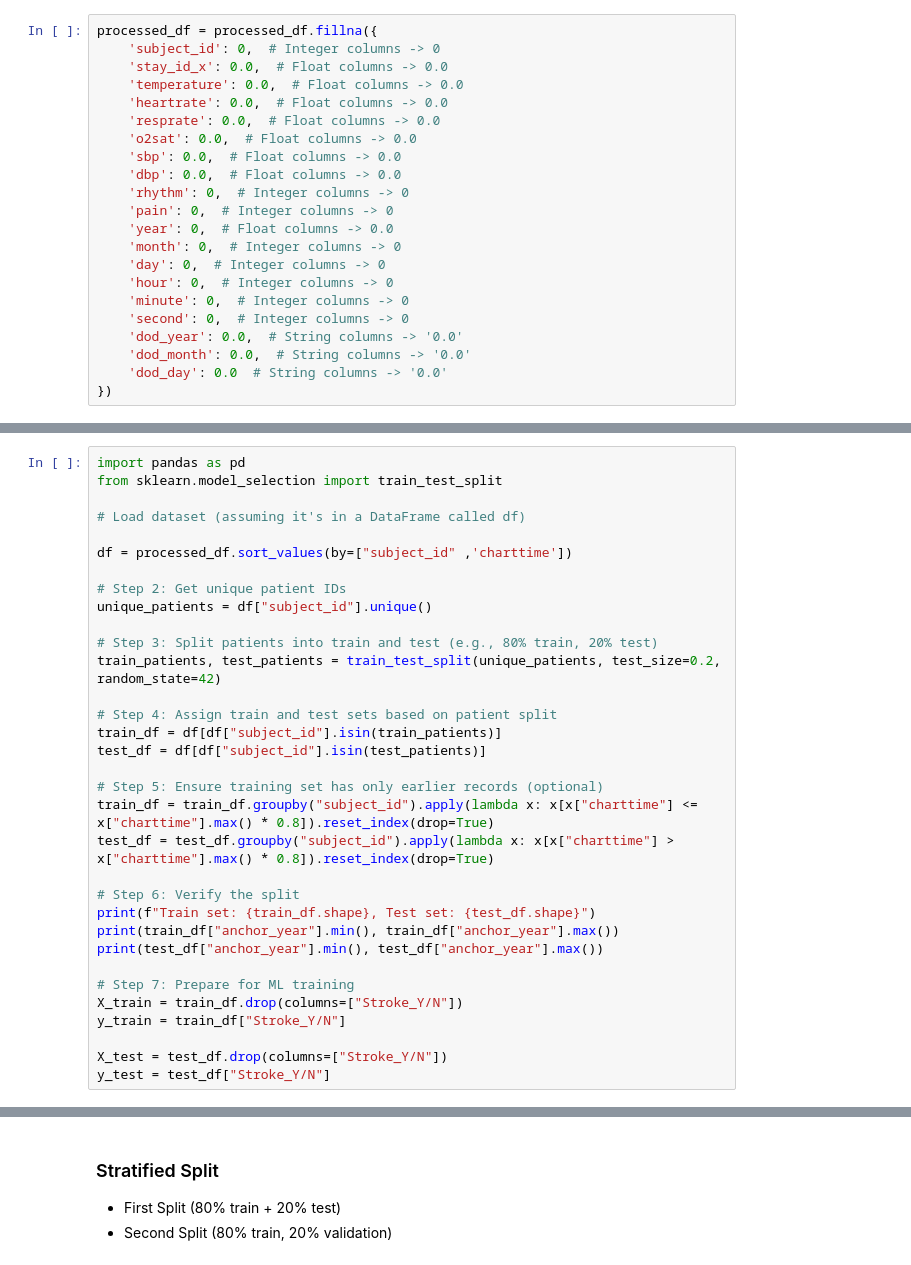
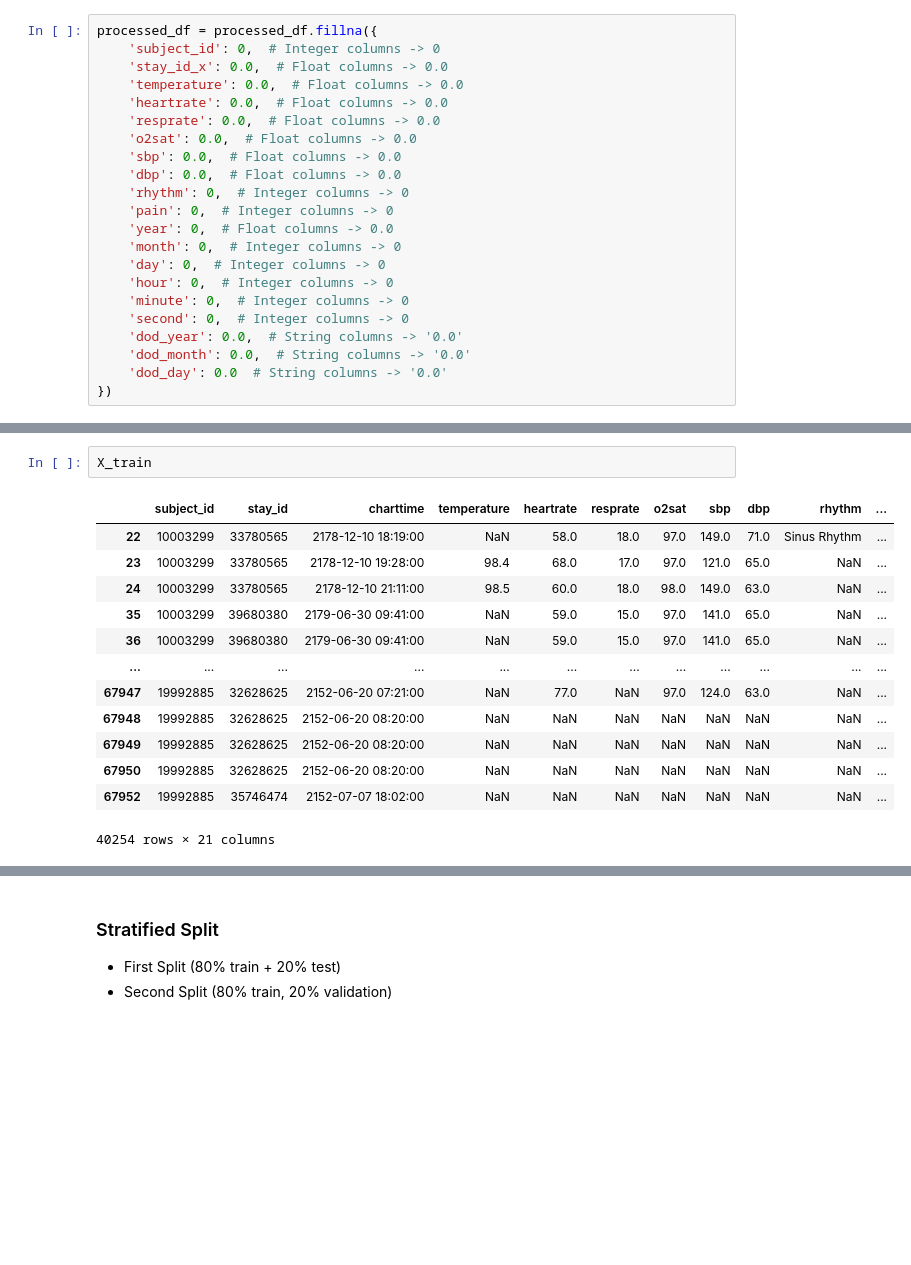
Before and after one commit to Zfeng0207/FIT3199-FYP, a Jupyter notebook: 02_baseline_model_evaluation.ipynb, the cells around one changed output, grey strips where cells are left out. Saved outputs shown, nothing was run; the diff lists cells and outputs as text; blank space fills up the shorter version.

```diff
--- a/02_baseline_model_evaluation.ipynb
+++ b/02_baseline_model_evaluation.ipynb
@@ -117,33 +137,0 @@ print(processed_df)
-# %%
-import pandas as pd
-from sklearn.model_selection import train_test_split
-
-# Load dataset (assuming it's in a DataFrame called df)
-
-df = processed_df.sort_values(by=["subject_id" ,'charttime'])
-
-# Step 2: Get unique patient IDs
-unique_patients = df["subject_id"].unique()
-
-# Step 3: Split patients into train and test (e.g., 80% train, 20% test)
-train_patients, test_patients = train_test_split(unique_patients, test_size=0.2, random_state=42)
-
-# Step 4: Assign train and test sets based on patient split
-train_df = df[df["subject_id"].isin(train_patients)]
-test_df = df[df["subject_id"].isin(test_patients)]
-
-# Step 5: Ensure training set has only earlier records (optional)
-train_df = train_df.groupby("subject_id").apply(lambda x: x[x["charttime"] <= x["charttime"].max() * 0.8]).reset_index(drop=True)
-test_df = test_df.groupby("subject_id").apply(lambda x: x[x["charttime"] > x["charttime"].max() * 0.8]).reset_index(drop=True)
-
-# Step 6: Verify the split
-print(f"Train set: {train_df.shape}, Test set: {test_df.shape}")
-print(train_df["anchor_year"].min(), train_df["anchor_year"].max())
-print(test_df["anchor_year"].min(), test_df["anchor_year"].max())
-
-# Step 7: Prepare for ML training
-X_train = train_df.drop(columns=["Stroke_Y/N"])
-y_train = train_df["Stroke_Y/N"]
-
-X_test = test_df.drop(columns=["Stroke_Y/N"])
-y_test = test_df["Stroke_Y/N"]
@@ -152,3 +344,19 @@ TypeError: can't multiply sequence by non-int of type 'float'
+# %%
+X_train
+# %% [output]
+|  | subject_id | stay_id | charttime | temperature | heartrate | resprate | o2sat | sbp | dbp | rhythm | ... |
+| 22 | 10003299 | 33780565 | 2178-12-10 18:19:00 | NaN | 58.0 | 18.0 | 97.0 | 149.0 | 71.0 | Sinus Rhythm | ... |
+| 23 | 10003299 | 33780565 | 2178-12-10 19:28:00 | 98.4 | 68.0 | 17.0 | 97.0 | 121.0 | 65.0 | NaN | ... |
+| 24 | 10003299 | 33780565 | 2178-12-10 21:11:00 | 98.5 | 60.0 | 18.0 | 98.0 | 149.0 | 63.0 | NaN | ... |
+| 35 | 10003299 | 39680380 | 2179-06-30 09:41:00 | NaN | 59.0 | 15.0 | 97.0 | 141.0 | 65.0 | NaN | ... |
+| 36 | 10003299 | 39680380 | 2179-06-30 09:41:00 | NaN | 59.0 | 15.0 | 97.0 | 141.0 | 65.0 | NaN | ... |
+| ... | ... | ... | ... | ... | ... | ... | ... | ... | ... | ... | ... |
+| 67947 | 19992885 | 32628625 | 2152-06-20 07:21:00 | NaN | 77.0 | NaN | 97.0 | 124.0 | 63.0 | NaN | ... |
+| 67948 | 19992885 | 32628625 | 2152-06-20 08:20:00 | NaN | NaN | NaN | NaN | NaN | NaN | NaN | ... |
+| 67949 | 19992885 | 32628625 | 2152-06-20 08:20:00 | NaN | NaN | NaN | NaN | NaN | NaN | NaN | ... |
+| 67950 | 19992885 | 32628625 | 2152-06-20 08:20:00 | NaN | NaN | NaN | NaN | NaN | NaN | NaN | ... |
+| 67952 | 19992885 | 35746474 | 2152-07-07 18:02:00 | NaN | NaN | NaN | NaN | NaN | NaN | NaN | ... |
+40254 rows × 21 columns
 # %%
 targets = processed_df['Stroke_Y/N']
 
```
Also changed, not shown: parts of 14 cells of this notebook.
